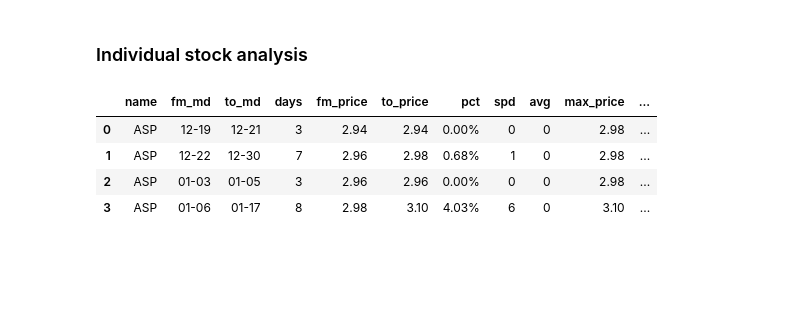
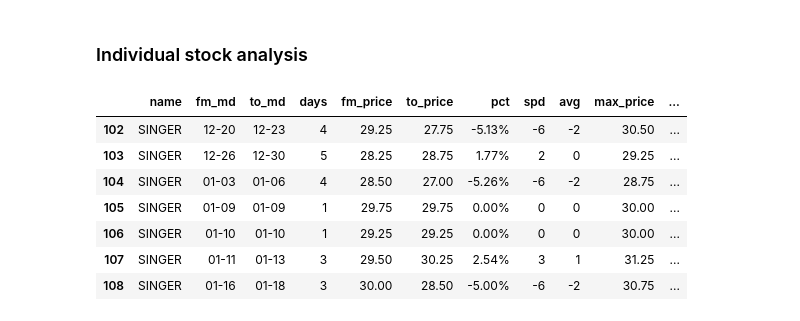
Before and after one commit to santimcs/A7, a Jupyter notebook: Daily/240 - Summary Sales Analysis.ipynb, the cells around one changed output. Saved outputs shown, nothing was run; the diff lists cells and outputs as text; code cells hidden in the pictures; blank space fills up the shorter version.

```diff
--- a/Daily/240 - Summary Sales Analysis.ipynb
+++ b/Daily/240 - Summary Sales Analysis.ipynb
@@ -241,14 +294,17 @@ df.groupby('trend').days.agg(['max', 'count', 'median', 'mean'])
 # %% [markdown]
 ### Individual stock analysis
 # %%
-name = 'ASP'
+name = 'SINGER'
 df.query('name == @name')[cols].style.format(format_dict)
 # %% [output]
 |  | name | fm_md | to_md | days | fm_price | to_price | pct | spd | avg | max_price | ... |
-| 0 | ASP | 12-19 | 12-21 | 3 | 2.94 | 2.94 | 0.00% | 0 | 0 | 2.98 | ... |
-| 1 | ASP | 12-22 | 12-30 | 7 | 2.96 | 2.98 | 0.68% | 1 | 0 | 2.98 | ... |
-| 2 | ASP | 01-03 | 01-05 | 3 | 2.96 | 2.96 | 0.00% | 0 | 0 | 2.98 | ... |
-| 3 | ASP | 01-06 | 01-17 | 8 | 2.98 | 3.10 | 4.03% | 6 | 0 | 3.10 | ... |
+| 102 | SINGER | 12-20 | 12-23 | 4 | 29.25 | 27.75 | -5.13% | -6 | -2 | 30.50 | ... |
+| 103 | SINGER | 12-26 | 12-30 | 5 | 28.25 | 28.75 | 1.77% | 2 | 0 | 29.25 | ... |
+| 104 | SINGER | 01-03 | 01-06 | 4 | 28.50 | 27.00 | -5.26% | -6 | -2 | 28.75 | ... |
+| 105 | SINGER | 01-09 | 01-09 | 1 | 29.75 | 29.75 | 0.00% | 0 | 0 | 30.00 | ... |
+| 106 | SINGER | 01-10 | 01-10 | 1 | 29.25 | 29.25 | 0.00% | 0 | 0 | 30.00 | ... |
+| 107 | SINGER | 01-11 | 01-13 | 3 | 29.50 | 30.25 | 2.54% | 3 | 1 | 31.25 | ... |
+| 108 | SINGER | 01-16 | 01-18 | 3 | 30.00 | 28.50 | -5.00% | -6 | -2 | 30.75 | ... |
 # %%
 df_tmp = price.query('name == @name')
 df_tmp.describe().round(2)
```
Also changed, not shown: parts of 29 cells of this notebook, 36 other files.
